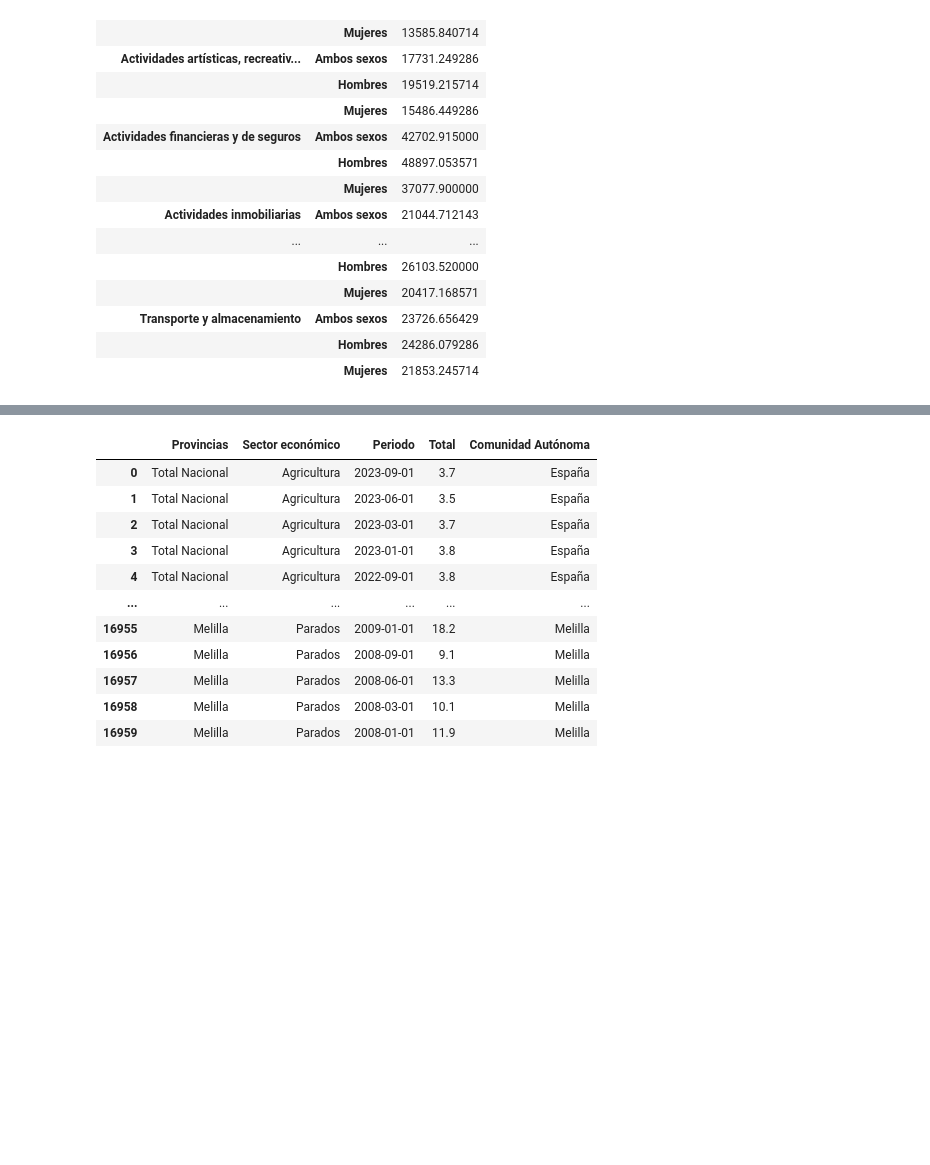
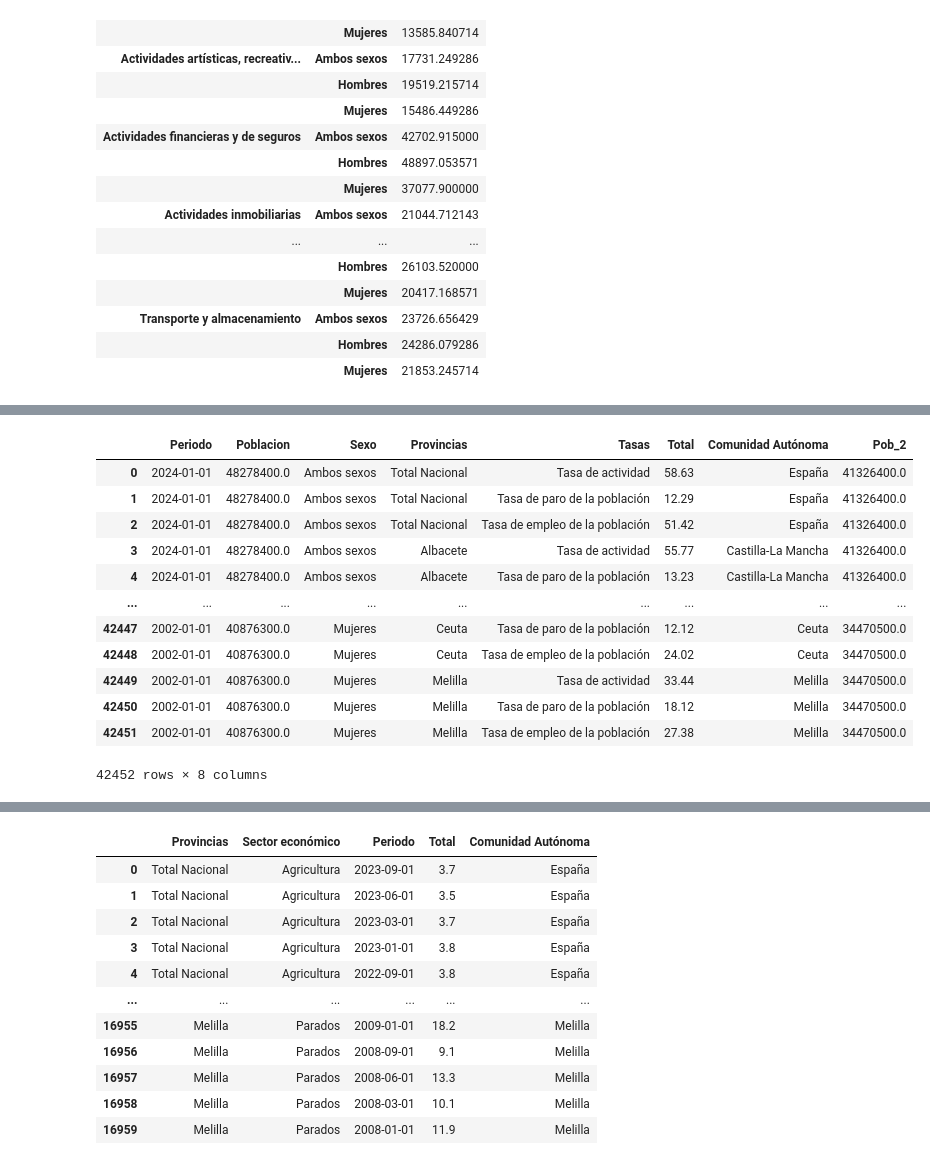
Before and after one commit to Gbau11/Empleo-Espa-a, a Jupyter notebook: code/paro_actividad.ipynb, the cells around one changed output, grey strips where cells are left out. Drawn from its saved outputs; the diff is of its cells as text; code cells hidden in the pictures; blank space fills up the shorter version.

```diff
--- a/code/paro_actividad.ipynb
+++ b/code/paro_actividad.ipynb
@@ -1398,0 +1288,4 @@ tabla
+# %%
+nuevo_pob = nuevo_pob.reset_index()
+# %%
+nuevo_pob['Pob_2'] = nuevo_pob.drop(['De 0 a 4 años', 'De 5 a 9 años', 'De 10 a 15 años', 'Periodo', 'Total'], axis=1).sum(axis=1)
@@ -1398,0 +1385,16 @@ tabla
+# %%
+tasas_pob_2
+# %% [output]
+|  | Periodo | Poblacion | Sexo | Provincias | Tasas | Total | Comunidad Autónoma | Pob_2 |
+| 0 | 2024-01-01 | 48278400.0 | Ambos sexos | Total Nacional | Tasa de actividad | 58.63 | España | 41326400.0 |
+| 1 | 2024-01-01 | 48278400.0 | Ambos sexos | Total Nacional | Tasa de paro de la población | 12.29 | España | 41326400.0 |
+| 2 | 2024-01-01 | 48278400.0 | Ambos sexos | Total Nacional | Tasa de empleo de la población | 51.42 | España | 41326400.0 |
+| 3 | 2024-01-01 | 48278400.0 | Ambos sexos | Albacete | Tasa de actividad | 55.77 | Castilla-La Mancha | 41326400.0 |
+| 4 | 2024-01-01 | 48278400.0 | Ambos sexos | Albacete | Tasa de paro de la población | 13.23 | Castilla-La Mancha | 41326400.0 |
+| ... | ... | ... | ... | ... | ... | ... | ... | ... |
+| 42447 | 2002-01-01 | 40876300.0 | Mujeres | Ceuta | Tasa de paro de la población | 12.12 | Ceuta | 34470500.0 |
+| 42448 | 2002-01-01 | 40876300.0 | Mujeres | Ceuta | Tasa de empleo de la población | 24.02 | Ceuta | 34470500.0 |
+| 42449 | 2002-01-01 | 40876300.0 | Mujeres | Melilla | Tasa de actividad | 33.44 | Melilla | 34470500.0 |
+| 42450 | 2002-01-01 | 40876300.0 | Mujeres | Melilla | Tasa de paro de la población | 18.12 | Melilla | 34470500.0 |
+| 42451 | 2002-01-01 | 40876300.0 | Mujeres | Melilla | Tasa de empleo de la población | 27.38 | Melilla | 34470500.0 |
+42452 rows × 8 columns
```
Also changed, not shown: parts of 56 cells of this notebook, 1 other file.
